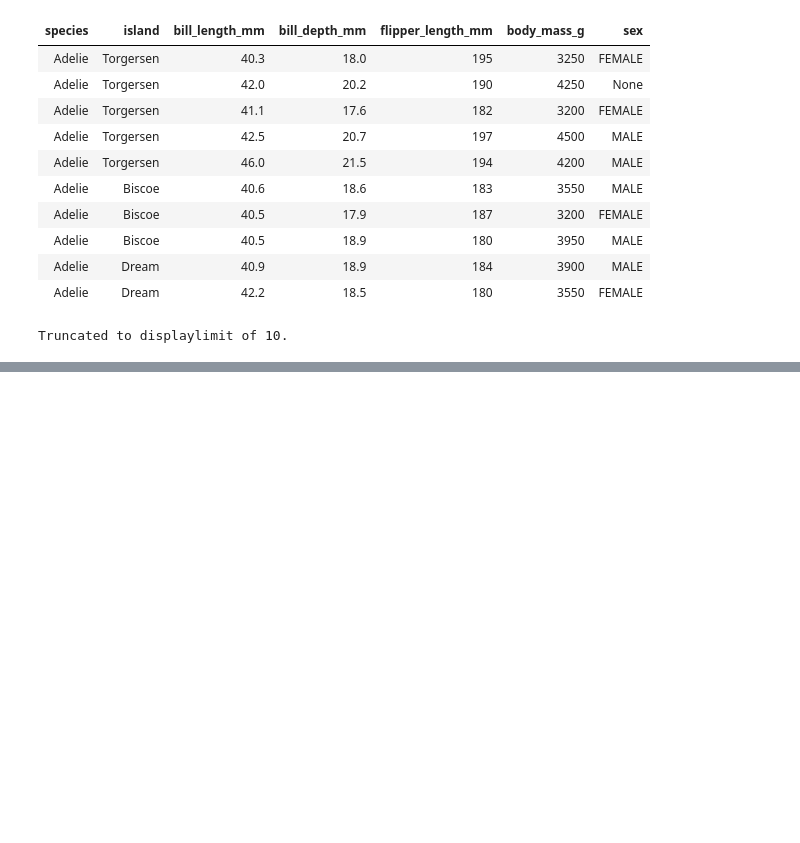
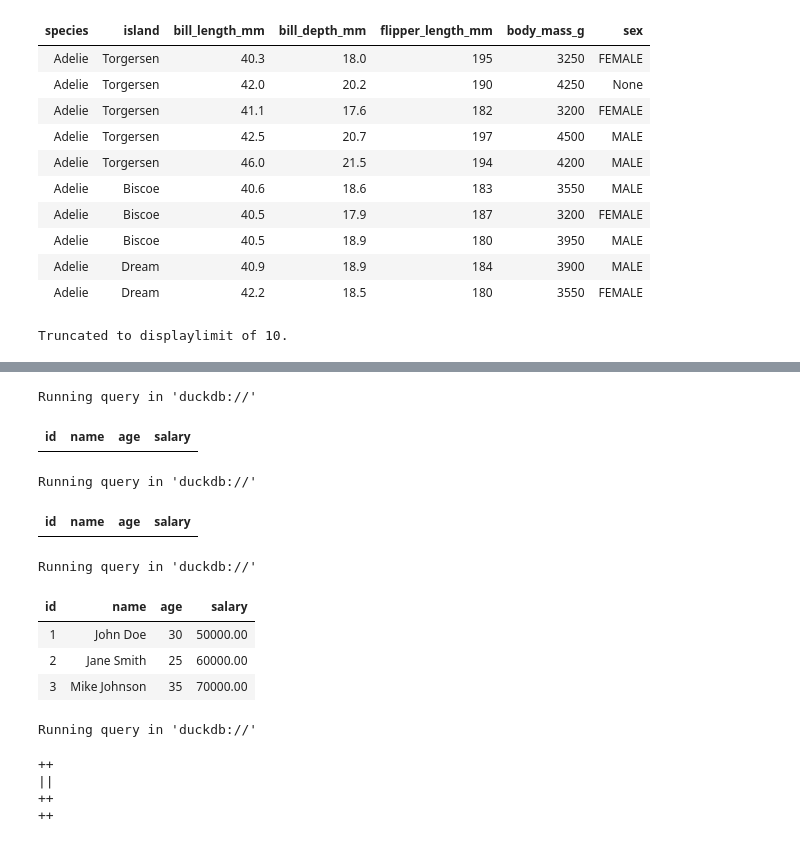
Before and after one commit to davidpet/snippets, a Jupyter notebook: SQL/Jupyter SQL Basics.ipynb, the cells around one changed output, grey strips where cells are left out. Saved outputs shown, nothing was run; the diff lists cells and outputs as text; code cells hidden in the pictures; blank space fills up the shorter version.

```diff
--- a/SQL/Jupyter SQL Basics.ipynb
+++ b/SQL/Jupyter SQL Basics.ipynb
@@ -38,0 +93,38 @@ Truncated to displaylimit of 10.
+# %%
+%%sql
+
+-- This should be a legit comment but it ruins everything
+
+SELECT * FROM employees;
+# %% [output]
+Running query in 'duckdb://'
+| id | name | age | salary |
+# %%
+%%sql
+
+/* This should be legit too */
+
+SELECT * FROM employees;
+# %% [output]
+Running query in 'duckdb://'
+| id | name | age | salary |
+# %%
+%%sql
+
+SELECT * FROM employees;  -- This one works
+# %% [output]
+Running query in 'duckdb://'
+| id | name | age | salary |
+| 1 | John Doe | 30 | 50000.00 |
+| 2 | Jane Smith | 25 | 60000.00 |
+| 3 | Mike Johnson | 35 | 70000.00 |
+# %%
+%%sql
+
+SELECT * FROM employees; /* This one does not work. */
+# %% [output]
+Running query in 'duckdb://'
+++
+||
+++
+++
```
Also changed, not shown: parts of 17 cells of this notebook, 1 other file.
